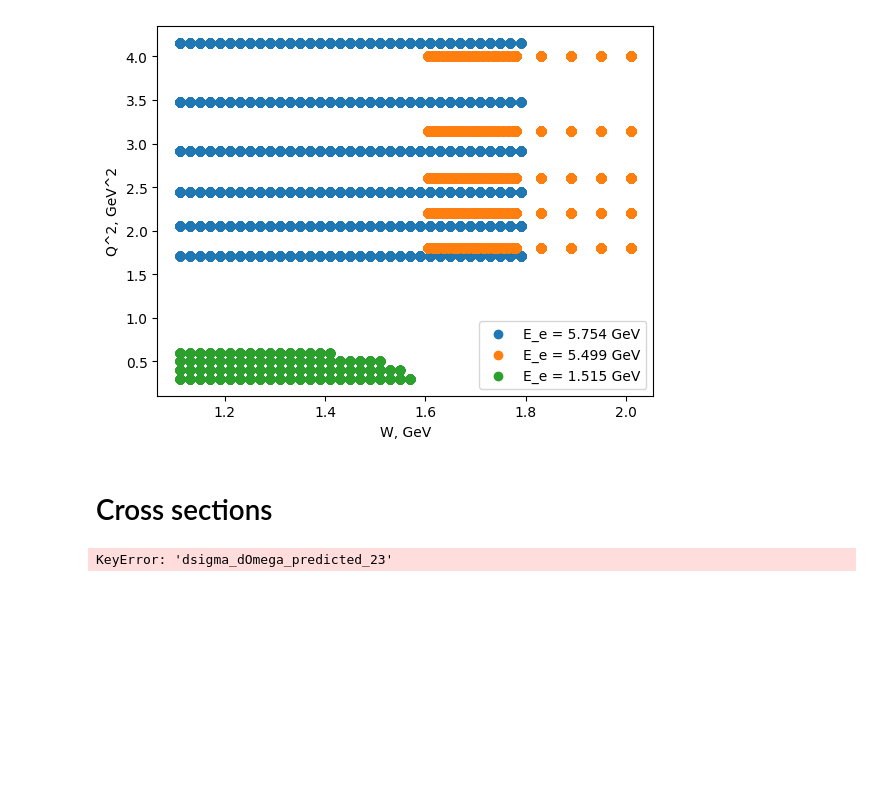
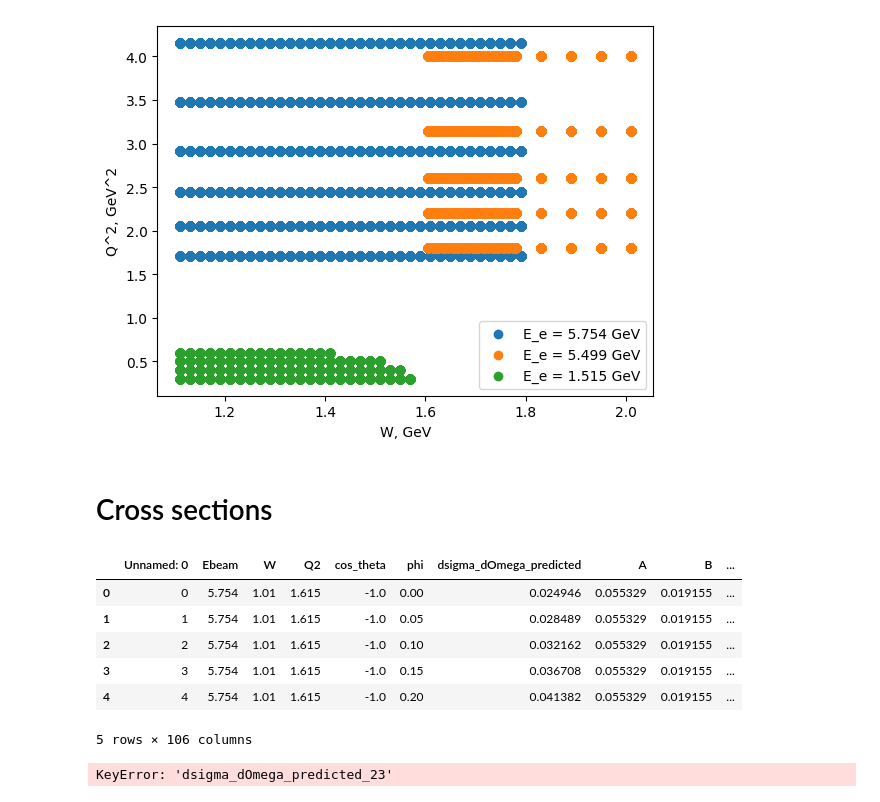
Before and after one commit to a-golda/MSU_interpol, a Jupyter notebook: checks_unified.ipynb, the cells around one changed output. Saved outputs shown, nothing was run; the diff lists cells and outputs as text; code cells hidden in the pictures; blank space fills up the shorter version.

```diff
--- a/checks_unified.ipynb
+++ b/checks_unified.ipynb
@@ -386,6 +371,16 @@ Text(0, 0.5, 'Q^2, GeV^2')
 [figure]
 # %% [markdown]
 # Cross sections
+# %%
+df_grid.head()
+# %% [output]
+|  | Unnamed: 0 | Ebeam | W | Q2 | cos_theta | phi | dsigma_dOmega_predicted | A | B | ... |
+| 0 | 0 | 5.754 | 1.01 | 1.615 | -1.0 | 0.00 | 0.024946 | 0.055329 | 0.019155 | ... |
+| 1 | 1 | 5.754 | 1.01 | 1.615 | -1.0 | 0.05 | 0.028489 | 0.055329 | 0.019155 | ... |
+| 2 | 2 | 5.754 | 1.01 | 1.615 | -1.0 | 0.10 | 0.032162 | 0.055329 | 0.019155 | ... |
+| 3 | 3 | 5.754 | 1.01 | 1.615 | -1.0 | 0.15 | 0.036708 | 0.055329 | 0.019155 | ... |
+| 4 | 4 | 5.754 | 1.01 | 1.615 | -1.0 | 0.20 | 0.041382 | 0.055329 | 0.019155 | ... |
+5 rows × 106 columns
 # %%
 df_grid = pd.read_csv('./data/bootstrap_csv_5754.csv')
 
```
Also changed, not shown: parts of 19 cells of this notebook.
